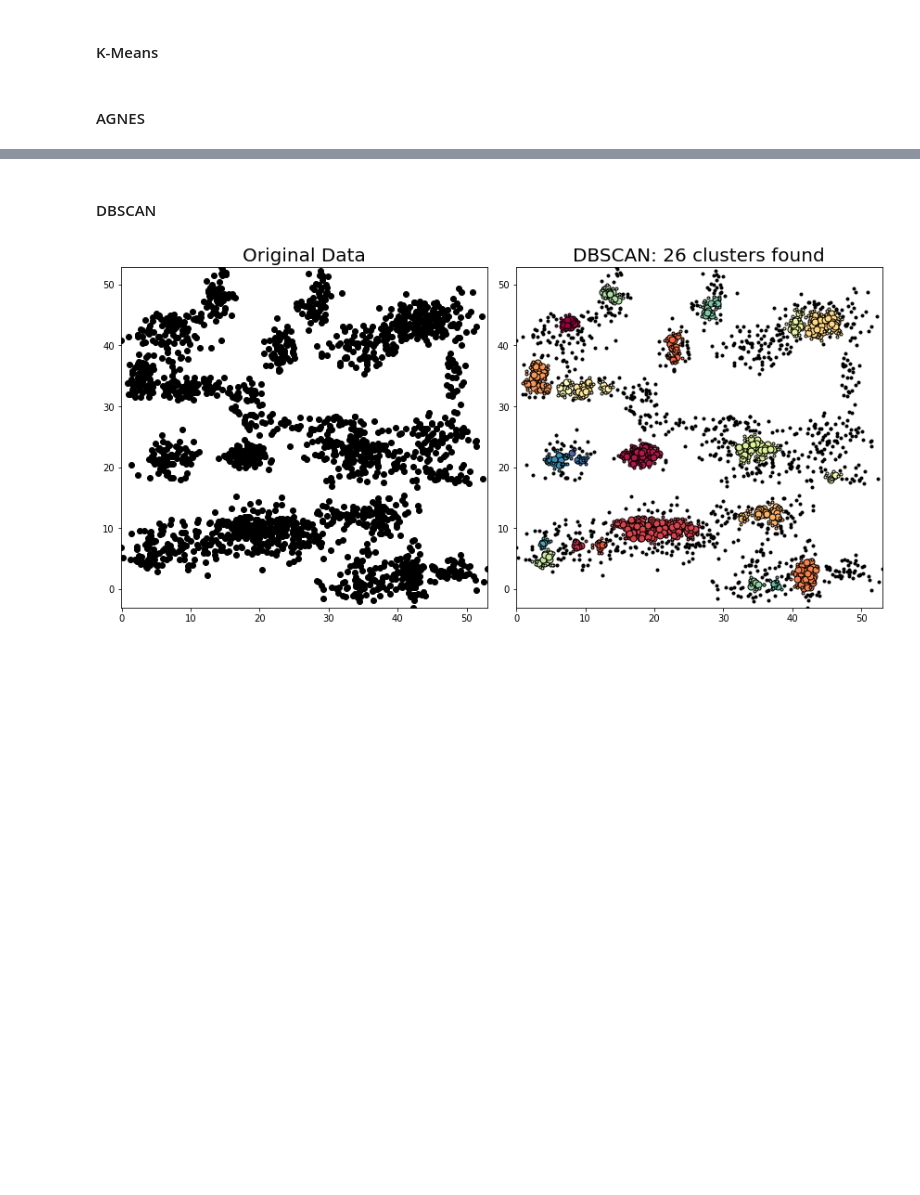
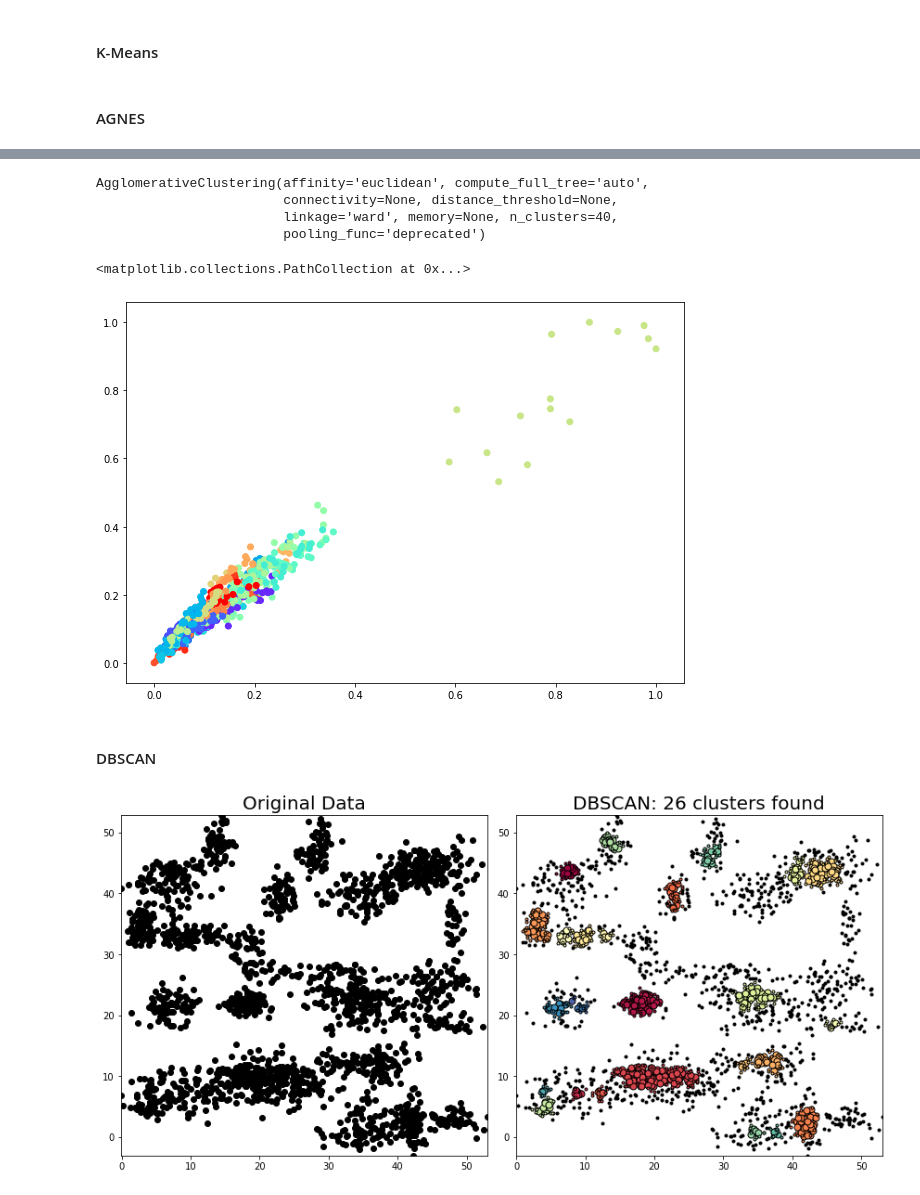
Before and after one commit to NurhandeAkyuz/Mice-Protein-Expression-Data-Analysis, a Jupyter notebook: notebook.ipynb, the cells around one changed output, grey strips where cells are left out. Saved outputs shown, nothing was run; the diff lists cells and outputs as text; code cells hidden in the pictures; blank space fills up the shorter version.

```diff
--- a/notebook.ipynb
+++ b/notebook.ipynb
@@ -279,3 +305,19 @@ data = clean_dataset(normalizedDF)
+# %%
+from sklearn.cluster import AgglomerativeClustering
+
+cluster = AgglomerativeClustering(n_clusters=40, affinity='euclidean', linkage='ward').fit(data)
+cluster
+# %% [output]
+AgglomerativeClustering(affinity='euclidean', compute_full_tree='auto',
+                        connectivity=None, distance_threshold=None,
+                        linkage='ward', memory=None, n_clusters=40,
+                        pooling_func='deprecated')
+# %%
+plt.figure(figsize=(10, 7))
+plt.scatter(data[:,0], data[:,1], c=cluster.labels_, cmap='rainbow')
+# %% [output]
+<matplotlib.collections.PathCollection at 0x...>
+[figure, added]
 # %% [markdown]
 #### <span>DBSCAN</span>
 # %%
```
Also changed, not shown: parts of 4 cells of this notebook.
